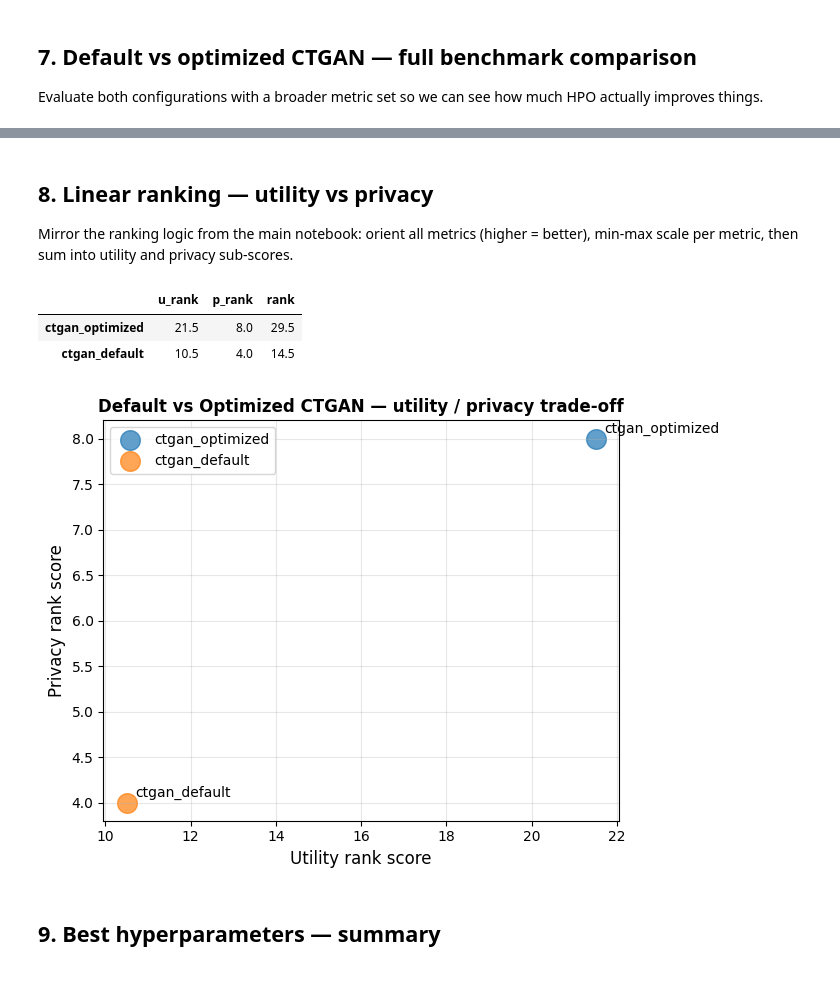
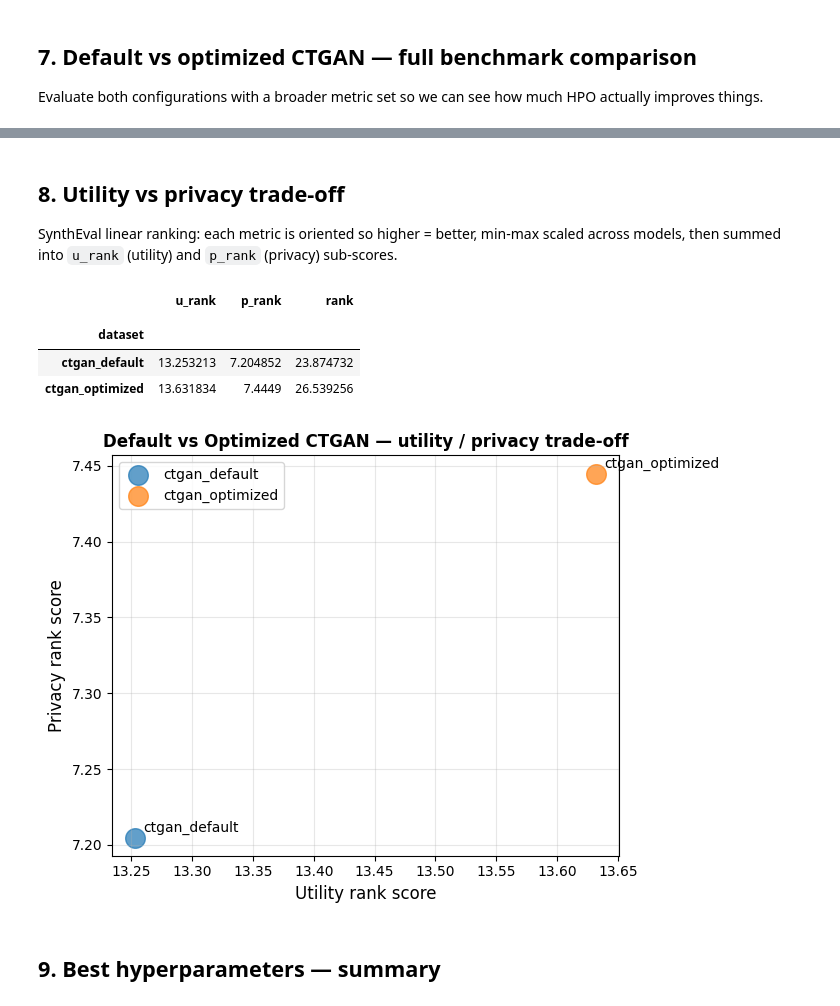
Before and after one commit to childmindresearch/synthdata, a Jupyter notebook: notebooks/ctgan_hpo_hepatitis.ipynb, the cells around one changed output, grey strips where cells are left out. Drawn from its saved outputs; the diff is of its cells as text; code cells hidden in the pictures.

Commit message:
Initialize synthdata pipeline; update hepatitis and CTGAN HPO notebooks.

```diff
--- a/notebooks/ctgan_hpo_hepatitis.ipynb
+++ b/notebooks/ctgan_hpo_hepatitis.ipynb
@@ -409,86 +367,43 @@ Benchmarks.highlight(score)
 # %% [markdown]
-## 8. Linear ranking — utility vs privacy
+## 8. Utility vs privacy trade-off
 
-Mirror the ranking logic from the main notebook: orient all metrics (higher = better),
-min-max scale per metric, then sum into utility and privacy sub-scores.
+SynthEval linear ranking: each metric is oriented so higher = better, min-max scaled across models, then summed into `u_rank` (utility) and `p_rank` (privacy) sub-scores.
 # %%
-_SC_CATEGORY_MAP = {
-    "sanity": "utility",
-    "stats": "utility",
-    "performance": "utility",
-    "detection": "privacy",
-    "privacy": "privacy",
-    "attacks": "privacy",
-}
-
-
-def linear_ranking(all_results: dict):
-    means_df = pd.DataFrame(
-        {model: res["mean"] for model, res in all_results.items()}
-    ).T
-
-    first_res = next(iter(all_results.values()))
-    directions = first_res["direction"]
-    sign = directions.map({"maximize": 1.0, "minimize": -1.0})
-
-    common = means_df.columns.intersection(sign.index)
-    oriented = means_df[common].multiply(sign[common], axis=1)
-    oriented = oriented.dropna(axis=1, how="all")
-
-    def _minmax(col):
-        lo, hi = col.min(), col.max()
-        return col.where(col.isna(), 0.5) if hi == lo else (col - lo) / (hi - lo)
-
-    scaled = oriented.apply(_minmax, axis=0)
-    metric_cats = pd.Series(
-        {
-            col: _SC_CATEGORY_MAP.get(col.split(".")[0], "other")
-            for col in scaled.columns
-        }
-    )
-    u_cols = metric_cats[metric_cats == "utility"].index.tolist()
-    p_cols = metric_cats[metric_cats == "privacy"].index.tolist()
-
-    rank_df = pd.DataFrame(index=scaled.index)
-    rank_df["u_rank"] = scaled[u_cols].sum(axis=1)
-    rank_df["p_rank"] = scaled[p_cols].sum(axis=1)
-    rank_df["rank"] = scaled.sum(axis=1)
-    return rank_df.sort_values("rank", ascending=False), scaled
-
-
-rank_df, scaled_df = linear_ranking(score)
-rank_df
+benchmark_results[["u_rank", "p_rank", "rank"]]
 # %% [output]
 |  | u_rank | p_rank | rank |
-| ctgan_optimized | 21.5 | 8.0 | 29.5 |
-| ctgan_default | 10.5 | 4.0 | 14.5 |
+|  |  |  |  |
+| dataset |  |  |  |
+| ctgan_default | 13.253213 | 7.204852 | 23.874732 |
+| ctgan_optimized | 13.631834 | 7.4449 | 26.539256 |
 # %%
+%matplotlib inline
+
 fig, ax = plt.subplots(figsize=(7, 5))
-colours = ["tab:blue", "tab:orange"]
-for (model, row), colour in zip(rank_df.iterrows(), colours):
-    ax.scatter(
-        row["u_rank"], row["p_rank"], s=200, alpha=0.7, color=colour, label=model
-    )
+colors = ["tab:blue", "tab:orange"]
+for (model, row), color in zip(benchmark_results.iterrows(), colors):
+    u = row[("u_rank", "")]
+    p = row[("p_rank", "")]
+    ax.scatter(u, p, s=200, alpha=0.7, color=color, label=model)
     ax.annotate(
         model,
-        (row["u_rank"], row["p_rank"]),
+        (u, p),
         xytext=(6, 4),
         textcoords="offset points",
         fontsize=10,
     )
 ax.set_xlabel("Utility rank score", fontsize=12)
 ax.set_ylabel("Privacy rank score", fontsize=12)
 ax.set_title(
     "Default vs Optimized CTGAN — utility / privacy trade-off",
     fontsize=12,
     fontweight="bold",
 )
 ax.grid(True, alpha=0.3)
 ax.legend()
 plt.tight_layout()
-plt.show()
 # %% [output]
-[figure, old version]
+[figure, new version]
 # %% [markdown]
 ## 9. Best hyperparameters — summary
 # %%
```
Also changed, not shown: parts of 6 cells of this notebook, 45 other files.
